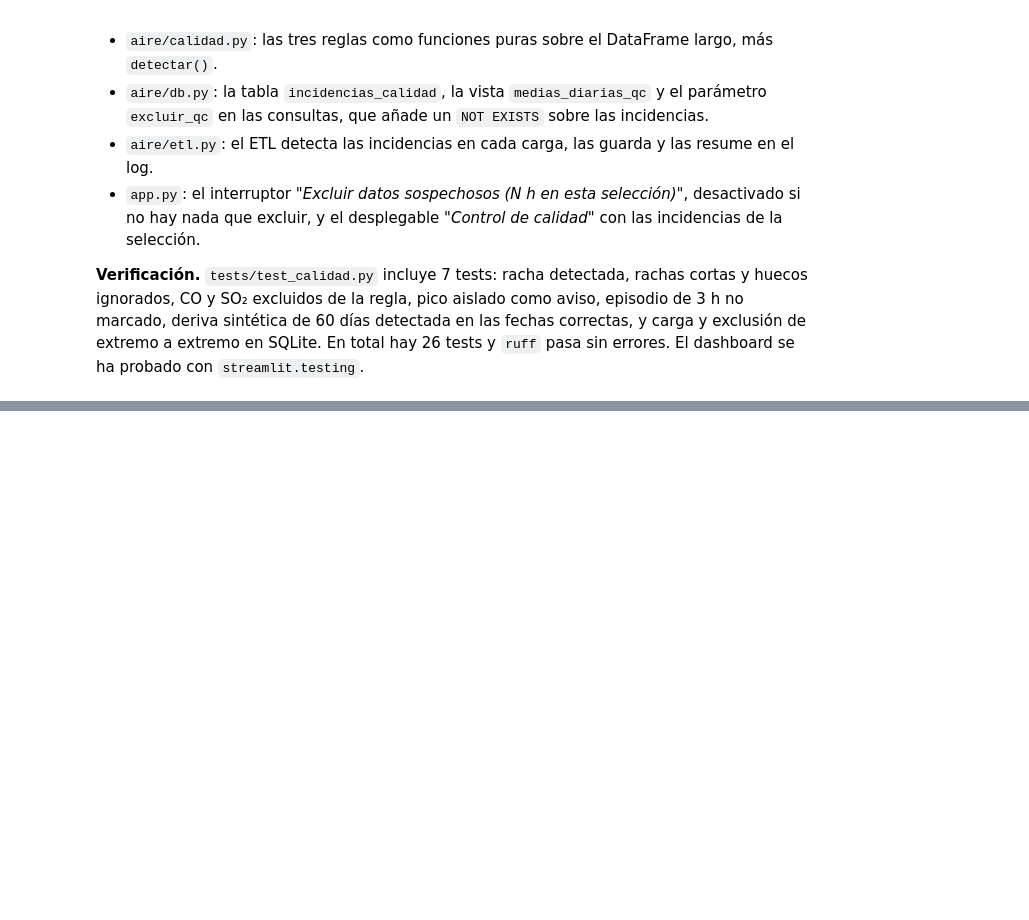
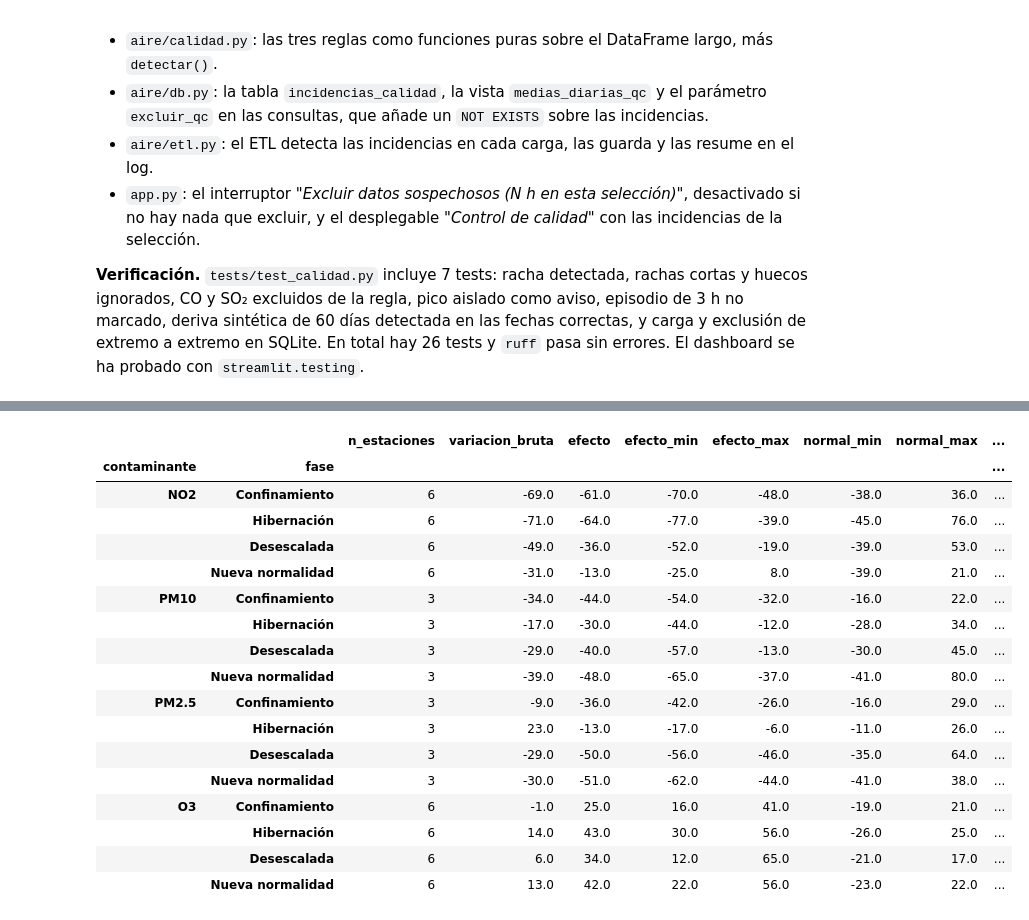
Before and after one commit to AdrianColomoMoragues/aire-valencia-dashboard, a Jupyter notebook: Documentation.ipynb, the cells around one changed output, grey strips where cells are left out. Saved outputs shown, nothing was run; the diff lists cells and outputs as text; code cells hidden in the pictures; blank space fills up the shorter version.

```diff
--- a/Documentation.ipynb
+++ b/Documentation.ipynb
@@ -629,0 +650,32 @@ pd.DataFrame(filas_imp).set_index("contaminante")
+# %%
+from aire import confinamiento as cf
+
+tablas = []
+for c in ["NO2", "PM10", "PM2.5", "O3"]:
+    diario = db.daily_means(conn, c, estaciones, "2016-01-01", "2021-12-31", excluir_qc=True)
+    r = cf.resumen(diario).assign(contaminante=c)
+    tablas.append(r)
+conf_tabla = pd.concat(tablas)
+(conf_tabla.set_index(["contaminante", "fase"])
+ [["n_estaciones", "variacion_bruta", "efecto", "efecto_min", "efecto_max",
+   "normal_min", "normal_max", "placebo_efecto", "veredicto"]]
+ .round(0))
+# %% [output]
+|  |  | n_estaciones | variacion_bruta | efecto | efecto_min | efecto_max | normal_min | normal_max | ... |
+| contaminante | fase |  |  |  |  |  |  |  | ... |
+| NO2 | Confinamiento | 6 | -69.0 | -61.0 | -70.0 | -48.0 | -38.0 | 36.0 | ... |
+|  | Hibernación | 6 | -71.0 | -64.0 | -77.0 | -39.0 | -45.0 | 76.0 | ... |
+|  | Desescalada | 6 | -49.0 | -36.0 | -52.0 | -19.0 | -39.0 | 53.0 | ... |
+|  | Nueva normalidad | 6 | -31.0 | -13.0 | -25.0 | 8.0 | -39.0 | 21.0 | ... |
+| PM10 | Confinamiento | 3 | -34.0 | -44.0 | -54.0 | -32.0 | -16.0 | 22.0 | ... |
+|  | Hibernación | 3 | -17.0 | -30.0 | -44.0 | -12.0 | -28.0 | 34.0 | ... |
+|  | Desescalada | 3 | -29.0 | -40.0 | -57.0 | -13.0 | -30.0 | 45.0 | ... |
+|  | Nueva normalidad | 3 | -39.0 | -48.0 | -65.0 | -37.0 | -41.0 | 80.0 | ... |
+| PM2.5 | Confinamiento | 3 | -9.0 | -36.0 | -42.0 | -26.0 | -16.0 | 29.0 | ... |
+|  | Hibernación | 3 | 23.0 | -13.0 | -17.0 | -6.0 | -11.0 | 26.0 | ... |
+|  | Desescalada | 3 | -29.0 | -50.0 | -56.0 | -46.0 | -35.0 | 64.0 | ... |
+|  | Nueva normalidad | 3 | -30.0 | -51.0 | -62.0 | -44.0 | -41.0 | 38.0 | ... |
+| O3 | Confinamiento | 6 | -1.0 | 25.0 | 16.0 | 41.0 | -19.0 | 21.0 | ... |
+|  | Hibernación | 6 | 14.0 | 43.0 | 30.0 | 56.0 | -26.0 | 25.0 | ... |
+|  | Desescalada | 6 | 6.0 | 34.0 | 12.0 | 65.0 | -21.0 | 17.0 | ... |
+|  | Nueva normalidad | 6 | 13.0 | 42.0 | 22.0 | 56.0 | -23.0 | 22.0 | ... |
```
Also changed, not shown: parts of 8 cells of this notebook, 5 other files.
